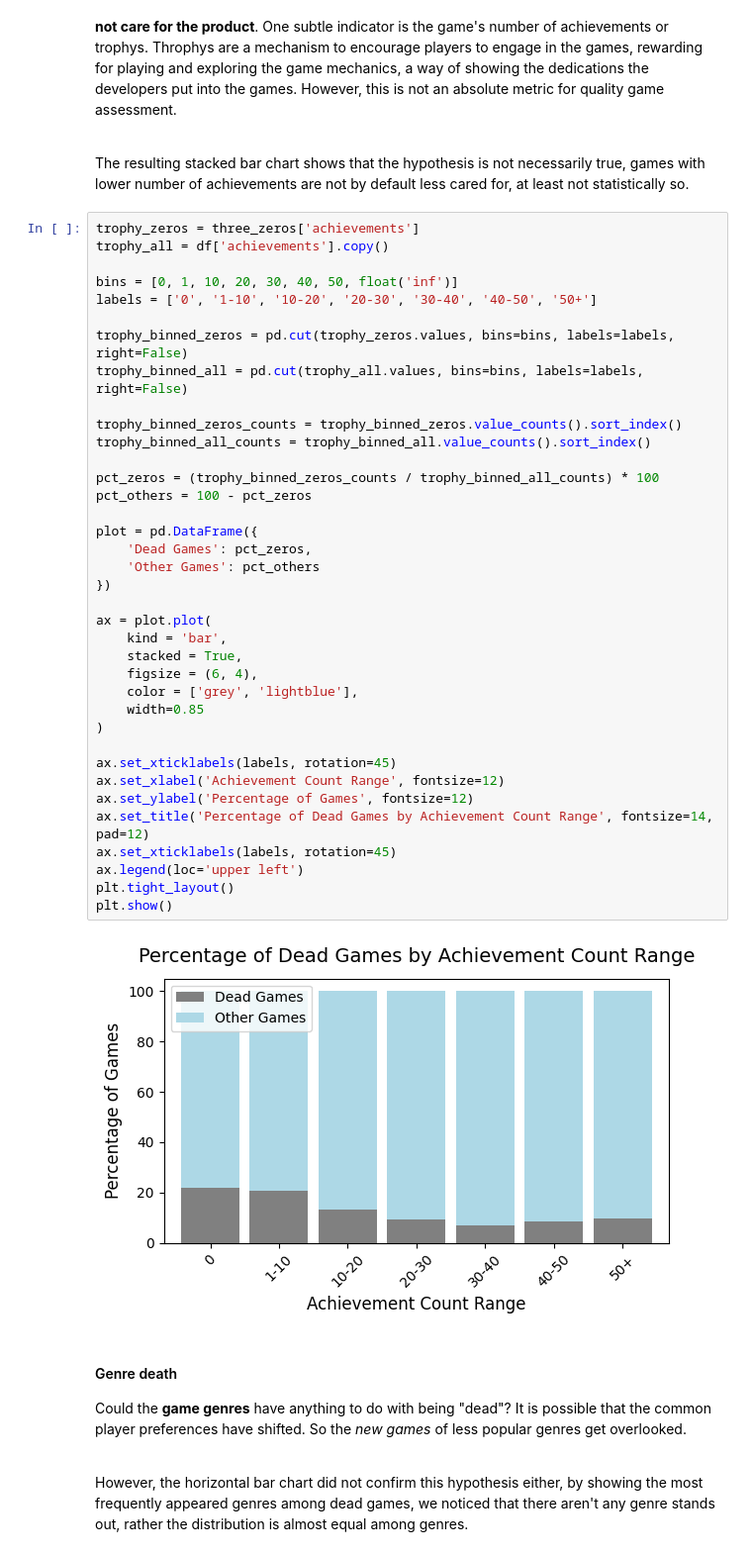
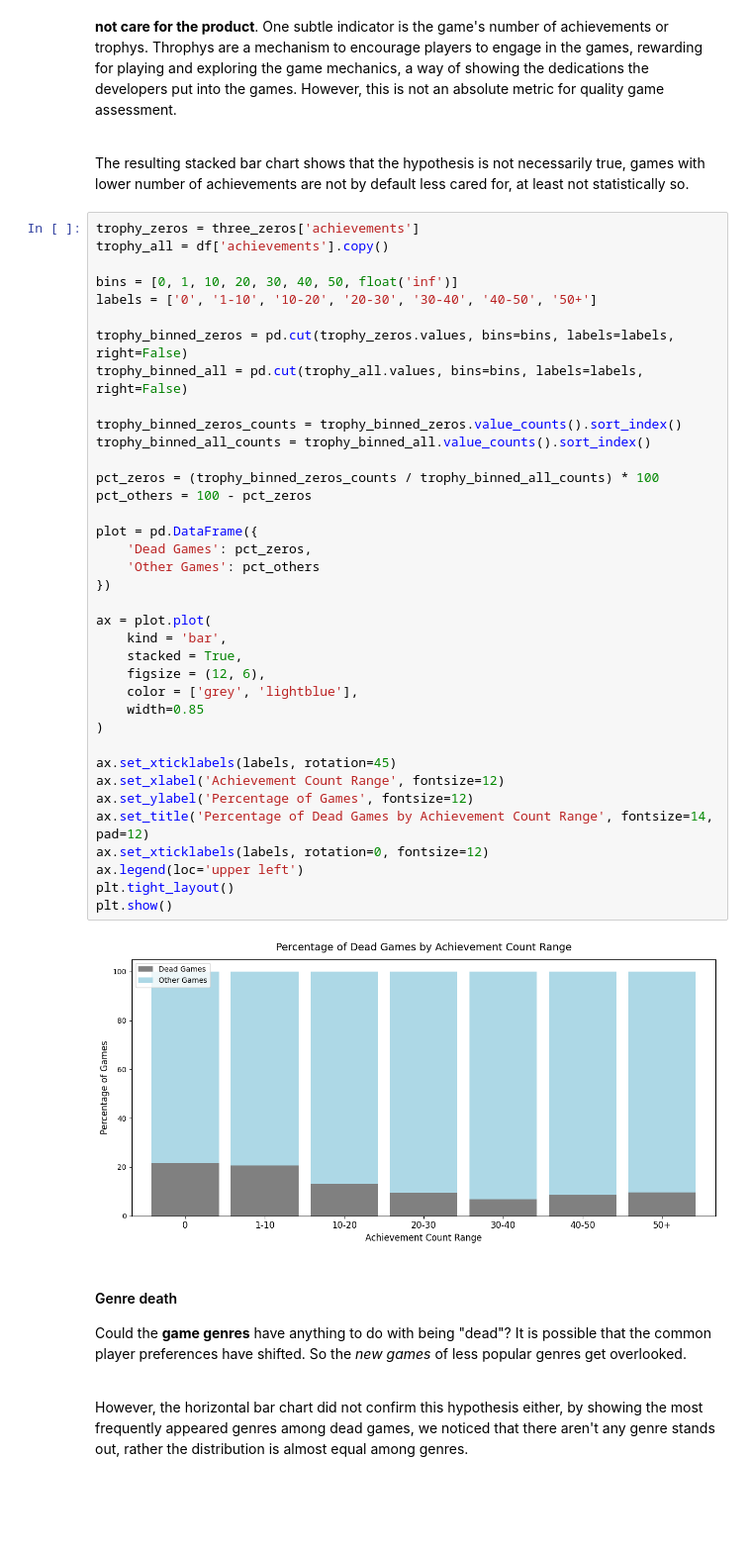
Before and after one commit to Jingrui-Zhu/SLDV, a Jupyter notebook: data_analysis.ipynb, the cells around one changed output. Shown at 99% size. Saved outputs shown, nothing was run; the diff lists cells and outputs as text; blank space fills up the shorter version.

```diff
--- a/data_analysis.ipynb
+++ b/data_analysis.ipynb
@@ -140,36 +140,36 @@ labels = ['0', '1-10', '10-20', '20-30', '30-40', '40-50', '50+']
 
 trophy_binned_zeros = pd.cut(trophy_zeros.values, bins=bins, labels=labels, right=False)
 trophy_binned_all = pd.cut(trophy_all.values, bins=bins, labels=labels, right=False)
 
 trophy_binned_zeros_counts = trophy_binned_zeros.value_counts().sort_index()
 trophy_binned_all_counts = trophy_binned_all.value_counts().sort_index()
 
 pct_zeros = (trophy_binned_zeros_counts / trophy_binned_all_counts) * 100
 pct_others = 100 - pct_zeros
 
 plot = pd.DataFrame({
     'Dead Games': pct_zeros,
     'Other Games': pct_others
 })
 
 ax = plot.plot(
     kind = 'bar',
     stacked = True,
-    figsize = (6, 4),
+    figsize = (12, 6),
     color = ['grey', 'lightblue'],
     width=0.85
 )
 
 ax.set_xticklabels(labels, rotation=45)
 ax.set_xlabel('Achievement Count Range', fontsize=12)
 ax.set_ylabel('Percentage of Games', fontsize=12)
 ax.set_title('Percentage of Dead Games by Achievement Count Range', fontsize=14, pad=12)
-ax.set_xticklabels(labels, rotation=45)
+ax.set_xticklabels(labels, rotation=0, fontsize=12)
 ax.legend(loc='upper left')
 plt.tight_layout()
 plt.show()
 # %% [output]
-[figure, old version]
+[figure, new version]
 # %% [markdown]
 #### Genre death
 Could the **game genres** have anything to do with being "dead"? It is possible that the common player preferences have shifted. So the *new games* of less popular genres get overlooked.<br><br>
```
Also changed, not shown: parts of 5 cells of this notebook.
